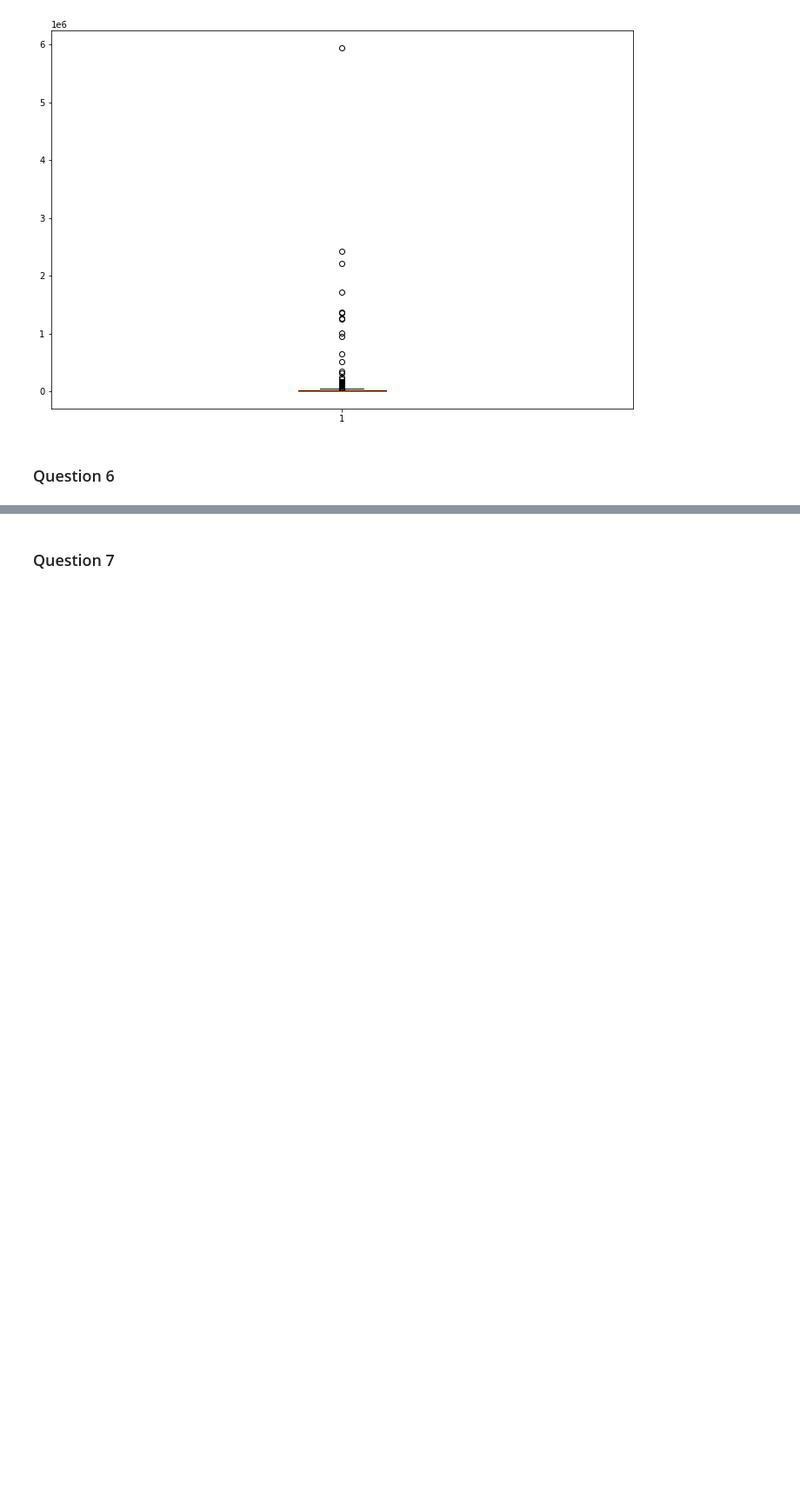
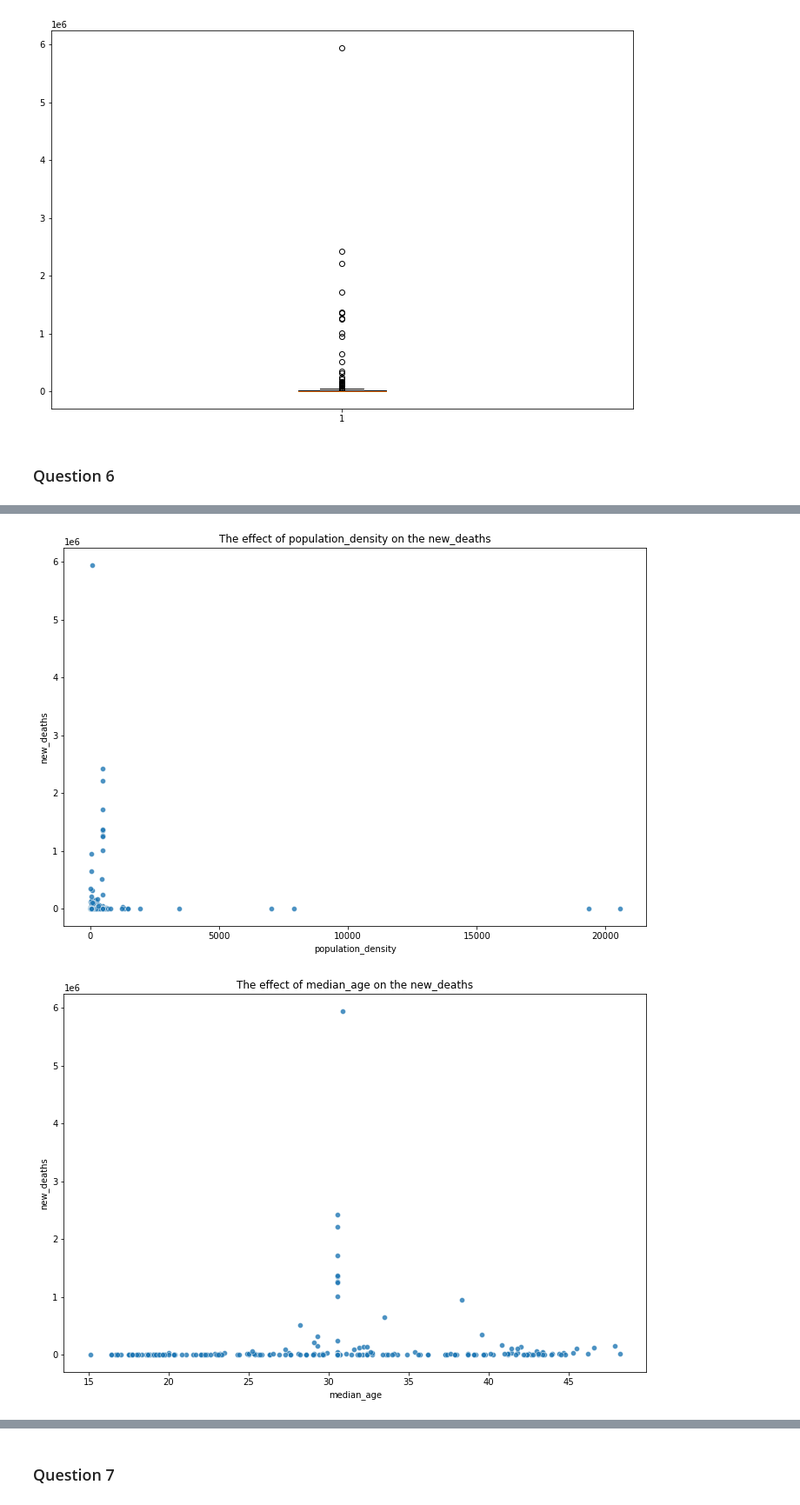
Before and after one commit to mohammadsaadati80/Data-Mining-COVID-19-Analysis, a Jupyter notebook: DM_CA1.ipynb, the cells around one changed output, grey strips where cells are left out. Shown at 87% size. Drawn from its saved outputs; the diff is of its cells as text; code cells hidden in the pictures; blank space fills up the shorter version.

```diff
--- a/DM_CA1.ipynb
+++ b/DM_CA1.ipynb
@@ -397,3 +457,13 @@ AttributeError: 'dict' object has no attribute 'set_xlabel'
 [figure]
 # %% [markdown]
 ### Question 6
+# %%
+df_p2_q6 = df[["location", "new_cases", "new_deaths"]]
+df_p2_q6 = df_p2_q6.groupby(by="location").sum()
+
+df_p2_q6_p = df[["location", "population_density", "median_age", "handwashing_facilities",
+                 "hospital_beds_per_thousand", "human_development_index"]]
+df_p2_q6_p = df_p2_q6_p.groupby(by="location").max()
+
+df_p2_q6 = df_p2_q6.join(df_p2_q6_p)
+df_p2_q6
@@ -399,0 +485,14 @@ AttributeError: 'dict' object has no attribute 'set_xlabel'
+# %%
+for i in ["new_deaths", "new_cases"]:
+    for j in ["population_density", "median_age", "handwashing_facilities",
+                 "hospital_beds_per_thousand", "human_development_index"]:
+        plt.figure(figsize=(12,8))
+        ax = sns.scatterplot(df_p2_q6[j], df_p2_q6[i], alpha=0.8,)
+        _title = "The effect of " + j + " on the " + i
+        ax.set_title(_title)
+        ax.set_xlabel(j)
+        ax.set_ylabel(i)
+        plt.show()
+# %% [output]
+[figure, added]
+[figure, added]
```
Also changed, not shown: parts of 8 cells of this notebook.
